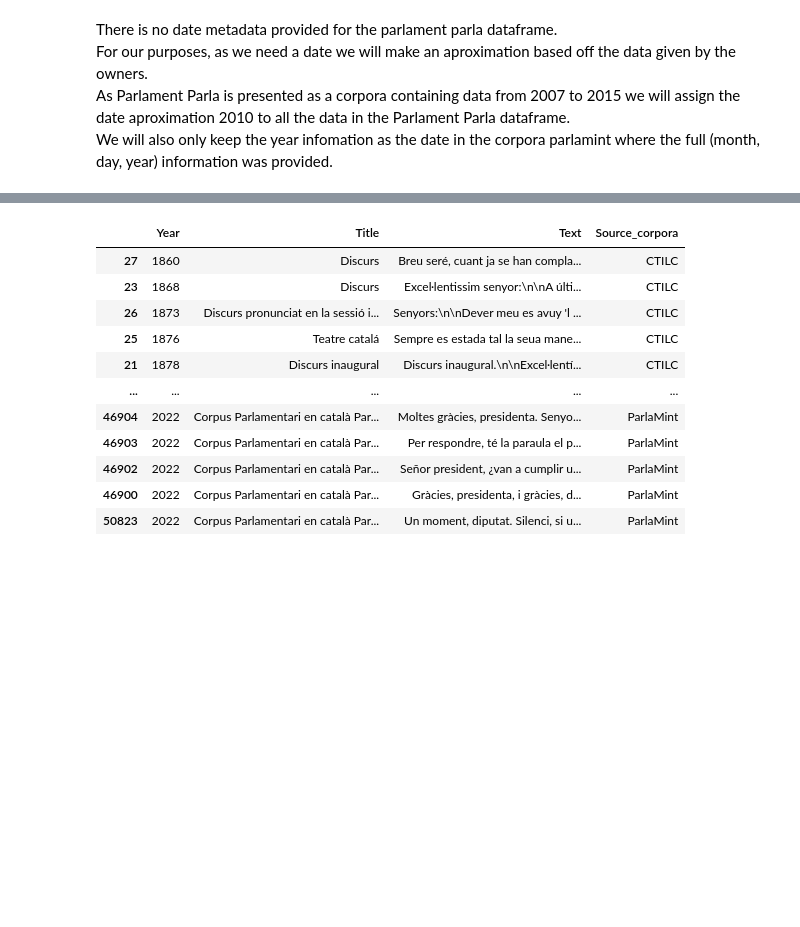
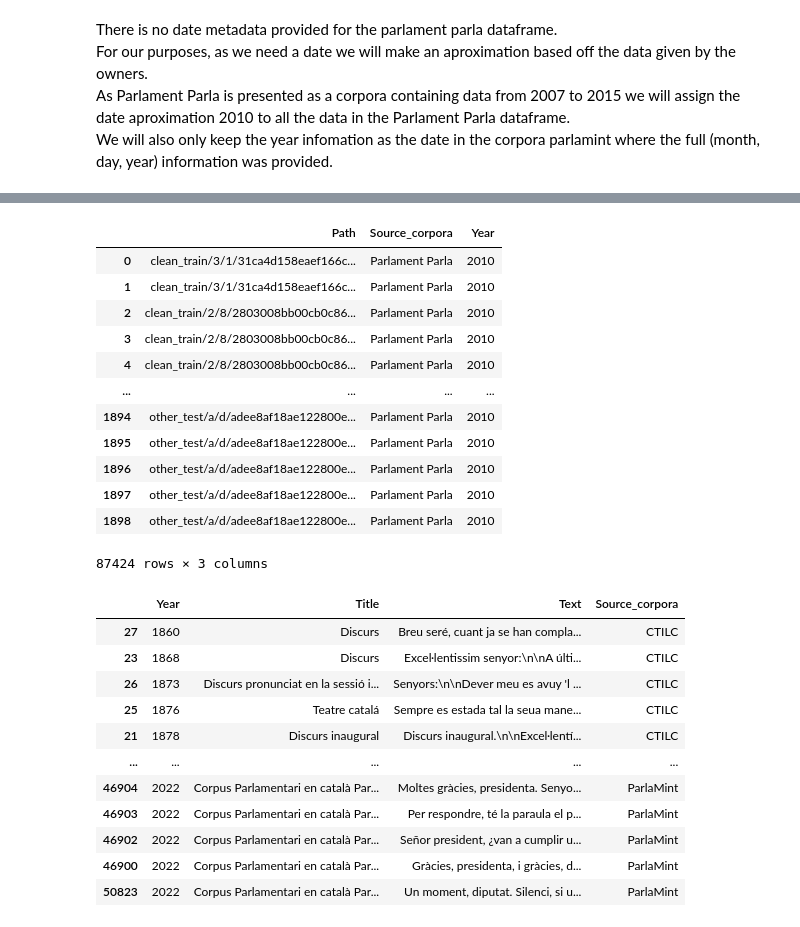
Before and after one commit to Data-Science-for-Linguists-2025/Linguistic-Markers-Catalan-Substitution, a Jupyter notebook: Data-Parsing-Exploratory-Analysis.ipynb, the cells around one changed output, grey strips where cells are left out. Saved outputs shown, nothing was run; the diff lists cells and outputs as text; code cells hidden in the pictures; blank space fills up the shorter version.

```diff
--- a/Data-Parsing-Exploratory-Analysis.ipynb
+++ b/Data-Parsing-Exploratory-Analysis.ipynb
@@ -459,6 +584,22 @@ reduced_parlament_parla["Year"] = 2010
 
 # keeping only the year on parlaMint
 reduced_parlamint["Date"] = reduced_parlamint["Date"].apply(lambda x :x[0:4])
+# %%
+reduced_parlament_parla
+# %% [output]
+|  | Path | Source_corpora | Year |
+| 0 | clean_train/3/1/31ca4d158eaef166c... | Parlament Parla | 2010 |
+| 1 | clean_train/3/1/31ca4d158eaef166c... | Parlament Parla | 2010 |
+| 2 | clean_train/2/8/2803008bb00cb0c86... | Parlament Parla | 2010 |
+| 3 | clean_train/2/8/2803008bb00cb0c86... | Parlament Parla | 2010 |
+| 4 | clean_train/2/8/2803008bb00cb0c86... | Parlament Parla | 2010 |
+| ... | ... | ... | ... |
+| 1894 | other_test/a/d/adee8af18ae122800e... | Parlament Parla | 2010 |
+| 1895 | other_test/a/d/adee8af18ae122800e... | Parlament Parla | 2010 |
+| 1896 | other_test/a/d/adee8af18ae122800e... | Parlament Parla | 2010 |
+| 1897 | other_test/a/d/adee8af18ae122800e... | Parlament Parla | 2010 |
+| 1898 | other_test/a/d/adee8af18ae122800e... | Parlament Parla | 2010 |
+87424 rows × 3 columns
 # %%
 # adjusting columns to match before concatenating
 reduced_parlament_parla = reduced_parlament_parla.rename(columns ={"Year":"Year", "Path":"Title", "Sentence":"Text", "Source_corpora":"Source_corpora"})
```
Also changed, not shown: parts of 13 cells of this notebook.
